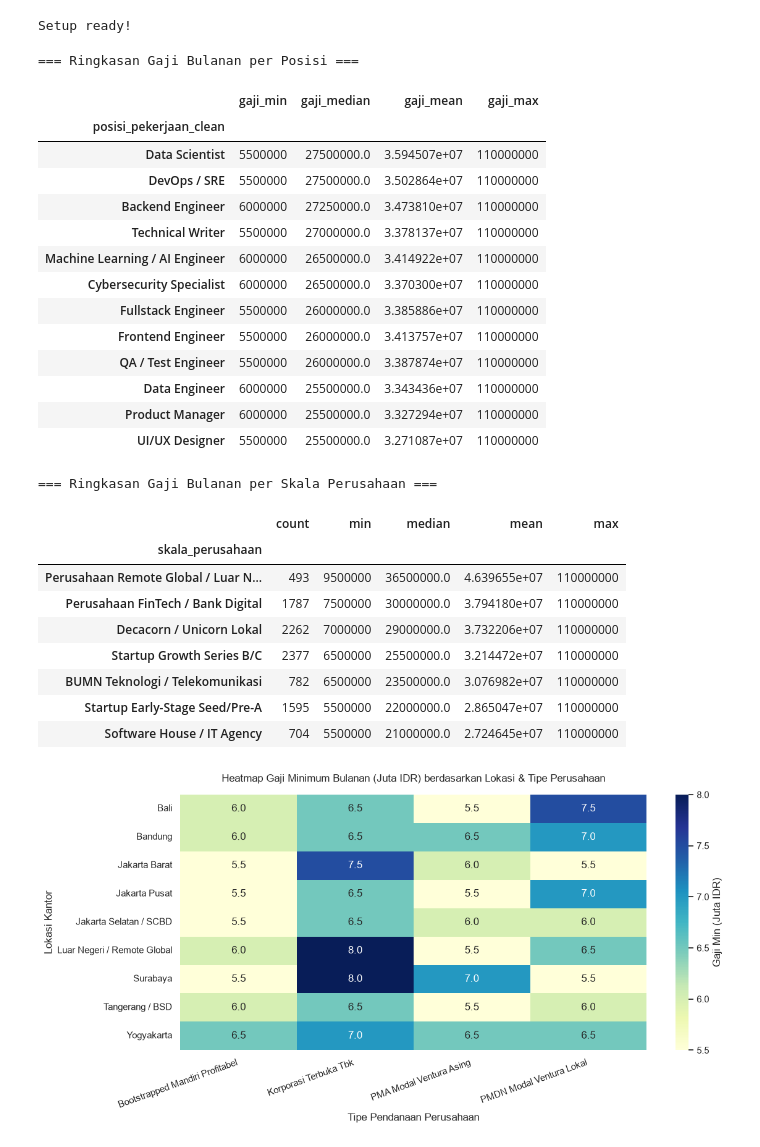
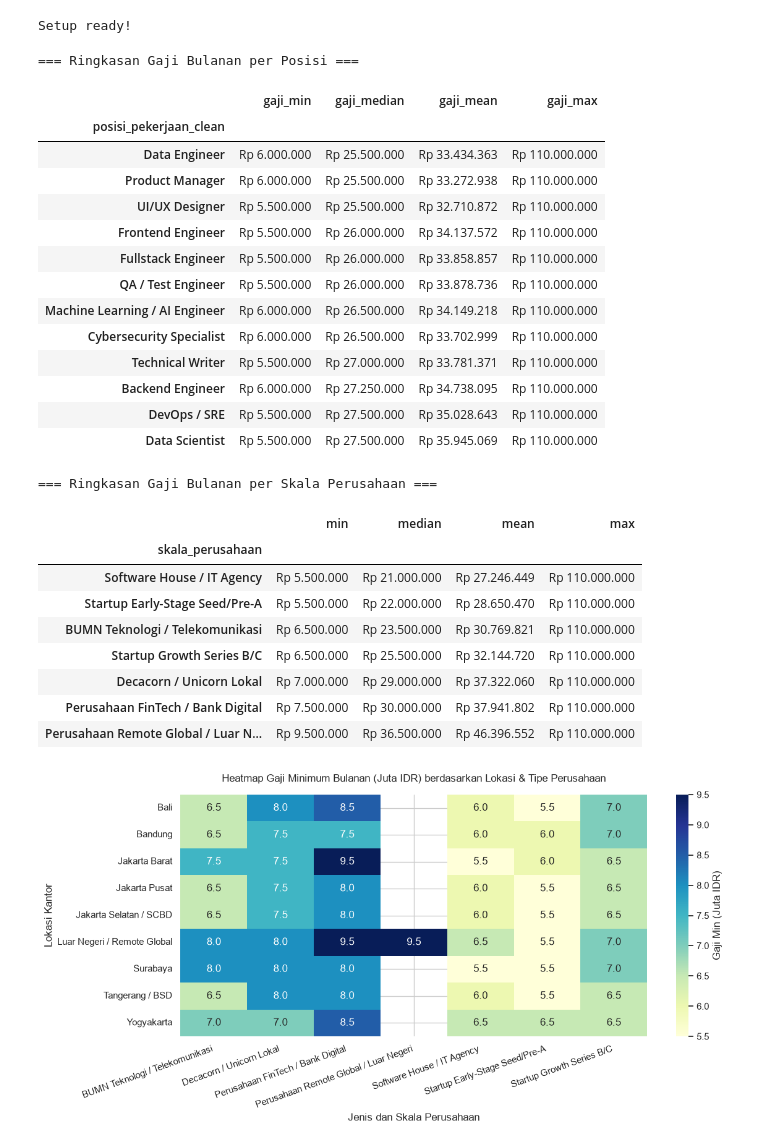
Before and after one commit to genta-bahana-nagari/salary-analyzer-and-prediction, a Jupyter notebook: notebook/02_eda_and_visualization.ipynb, the cells around one changed output. Drawn from its saved outputs; the diff is of its cells as text; code cells hidden in the pictures.

Commit message:
fix: formatting currency for better visualization

```diff
--- a/notebook/02_eda_and_visualization.ipynb
+++ b/notebook/02_eda_and_visualization.ipynb
@@ -9,67 +9,77 @@ print("Setup ready!")
 # %% [output]
 Setup ready!
 # %%
+# Rupiah formatting
+def to_rupiah(num):
+    if pd.isna(num):
+        return "-"
+    return f"Rp {num:,.0f}".replace(",", ".")
+
 # 1. Variasi Gaji berdasarkan Posisi Pekerjaan
 gaji_posisi = df.groupby('posisi_pekerjaan_clean')['gaji_pokok_bulanan_idr'].agg(
     gaji_min='min',
     gaji_median='median',
     gaji_mean='mean',
     gaji_max='max'
-).sort_values(by='gaji_median', ascending=False)
+).sort_values(by='gaji_median', ascending=True)
 
 print("=== Ringkasan Gaji Bulanan per Posisi ===")
-display(gaji_posisi)
+# display(gaji_posisi)
+
+gaji_posisi_rp = gaji_posisi.map(to_rupiah)
+display(gaji_posisi_rp)
 
 # 2. Variasi Gaji berdasarkan Skala Perusahaan
 gaji_skala = df.groupby('skala_perusahaan')['gaji_pokok_bulanan_idr'].agg(
-    ['count', 'min', 'median', 'mean', 'max']
-).sort_values(by='median', ascending=False)
+    ['min', 'median', 'mean', 'max']
+).sort_values(by='median', ascending=True)
 
 print("\n=== Ringkasan Gaji Bulanan per Skala Perusahaan ===")
-display(gaji_skala)
+gaji_skala_rp = gaji_skala.map(to_rupiah)
+display(gaji_skala_rp)
 # %% [output]
 === Ringkasan Gaji Bulanan per Posisi ===
 |  | gaji_min | gaji_median | gaji_mean | gaji_max |
 | posisi_pekerjaan_clean |  |  |  |  |
-| Data Scientist | 5500000 | 27500000.0 | 3.594507e+07 | 110000000 |
-| DevOps / SRE | 5500000 | 27500000.0 | 3.502864e+07 | 110000000 |
-| Backend Engineer | 6000000 | 27250000.0 | 3.473810e+07 | 110000000 |
-| Technical Writer | 5500000 | 27000000.0 | 3.378137e+07 | 110000000 |
-| Machine Learning / AI Engineer | 6000000 | 26500000.0 | 3.414922e+07 | 110000000 |
-| Cybersecurity Specialist | 6000000 | 26500000.0 | 3.370300e+07 | 110000000 |
-| Fullstack Engineer | 5500000 | 26000000.0 | 3.385886e+07 | 110000000 |
-| Frontend Engineer | 5500000 | 26000000.0 | 3.413757e+07 | 110000000 |
-| QA / Test Engineer | 5500000 | 26000000.0 | 3.387874e+07 | 110000000 |
-| Data Engineer | 6000000 | 25500000.0 | 3.343436e+07 | 110000000 |
-| Product Manager | 6000000 | 25500000.0 | 3.327294e+07 | 110000000 |
-| UI/UX Designer | 5500000 | 25500000.0 | 3.271087e+07 | 110000000 |
+| Data Engineer | Rp 6.000.000 | Rp 25.500.000 | Rp 33.434.363 | Rp 110.000.000 |
+| Product Manager | Rp 6.000.000 | Rp 25.500.000 | Rp 33.272.938 | Rp 110.000.000 |
+| UI/UX Designer | Rp 5.500.000 | Rp 25.500.000 | Rp 32.710.872 | Rp 110.000.000 |
+| Frontend Engineer | Rp 5.500.000 | Rp 26.000.000 | Rp 34.137.572 | Rp 110.000.000 |
+| Fullstack Engineer | Rp 5.500.000 | Rp 26.000.000 | Rp 33.858.857 | Rp 110.000.000 |
+| QA / Test Engineer | Rp 5.500.000 | Rp 26.000.000 | Rp 33.878.736 | Rp 110.000.000 |
+| Machine Learning / AI Engineer | Rp 6.000.000 | Rp 26.500.000 | Rp 34.149.218 | Rp 110.000.000 |
+| Cybersecurity Specialist | Rp 6.000.000 | Rp 26.500.000 | Rp 33.702.999 | Rp 110.000.000 |
+| Technical Writer | Rp 5.500.000 | Rp 27.000.000 | Rp 33.781.371 | Rp 110.000.000 |
+| Backend Engineer | Rp 6.000.000 | Rp 27.250.000 | Rp 34.738.095 | Rp 110.000.000 |
+| DevOps / SRE | Rp 5.500.000 | Rp 27.500.000 | Rp 35.028.643 | Rp 110.000.000 |
+| Data Scientist | Rp 5.500.000 | Rp 27.500.000 | Rp 35.945.069 | Rp 110.000.000 |
 === Ringkasan Gaji Bulanan per Skala Perusahaan ===
-|  | count | min | median | mean | max |
-| skala_perusahaan |  |  |  |  |  |
-| Perusahaan Remote Global / Luar N... | 493 | 9500000 | 36500000.0 | 4.639655e+07 | 110000000 |
-| Perusahaan FinTech / Bank Digital | 1787 | 7500000 | 30000000.0 | 3.794180e+07 | 110000000 |
-| Decacorn / Unicorn Lokal | 2262 | 7000000 | 29000000.0 | 3.732206e+07 | 110000000 |
-| Startup Growth Series B/C | 2377 | 6500000 | 25500000.0 | 3.214472e+07 | 110000000 |
-| BUMN Teknologi / Telekomunikasi | 782 | 6500000 | 23500000.0 | 3.076982e+07 | 110000000 |
-| Startup Early-Stage Seed/Pre-A | 1595 | 5500000 | 22000000.0 | 2.865047e+07 | 110000000 |
-| Software House / IT Agency | 704 | 5500000 | 21000000.0 | 2.724645e+07 | 110000000 |
+|  | min | median | mean | max |
+| skala_perusahaan |  |  |  |  |
+| Software House / IT Agency | Rp 5.500.000 | Rp 21.000.000 | Rp 27.246.449 | Rp 110.000.000 |
+| Startup Early-Stage Seed/Pre-A | Rp 5.500.000 | Rp 22.000.000 | Rp 28.650.470 | Rp 110.000.000 |
+| BUMN Teknologi / Telekomunikasi | Rp 6.500.000 | Rp 23.500.000 | Rp 30.769.821 | Rp 110.000.000 |
+| Startup Growth Series B/C | Rp 6.500.000 | Rp 25.500.000 | Rp 32.144.720 | Rp 110.000.000 |
+| Decacorn / Unicorn Lokal | Rp 7.000.000 | Rp 29.000.000 | Rp 37.322.060 | Rp 110.000.000 |
+| Perusahaan FinTech / Bank Digital | Rp 7.500.000 | Rp 30.000.000 | Rp 37.941.802 | Rp 110.000.000 |
+| Perusahaan Remote Global / Luar N... | Rp 9.500.000 | Rp 36.500.000 | Rp 46.396.552 | Rp 110.000.000 |
 # %%
 plt.figure(figsize=(12, 6))
 
 # Buat Pivot Table (Gaji Minimum dalam Juta IDR)
 pivot_min_salary = df.pivot_table(
     index='lokasi_kantor',
-    columns='tipe_pendanaan',
+    columns='skala_perusahaan',
     values='gaji_pokok_bulanan_idr',
     aggfunc='min'
 ) / 1e6
 
 sns.heatmap(pivot_min_salary, annot=True, fmt=".1f", cmap="YlGnBu", cbar_kws={'label': 'Gaji Min (Juta IDR)'})
 plt.title('Heatmap Gaji Minimum Bulanan (Juta IDR) berdasarkan Lokasi & Tipe Perusahaan', fontsize=12, pad=15)
-plt.xlabel('Tipe Pendanaan Perusahaan')
+plt.xlabel('Jenis dan Skala Perusahaan')
 plt.ylabel('Lokasi Kantor')
 plt.xticks(rotation=20, ha='right')
 plt.tight_layout()
 plt.show()
 # %% [output]
-[figure, old version]
+[figure, new version]
```
